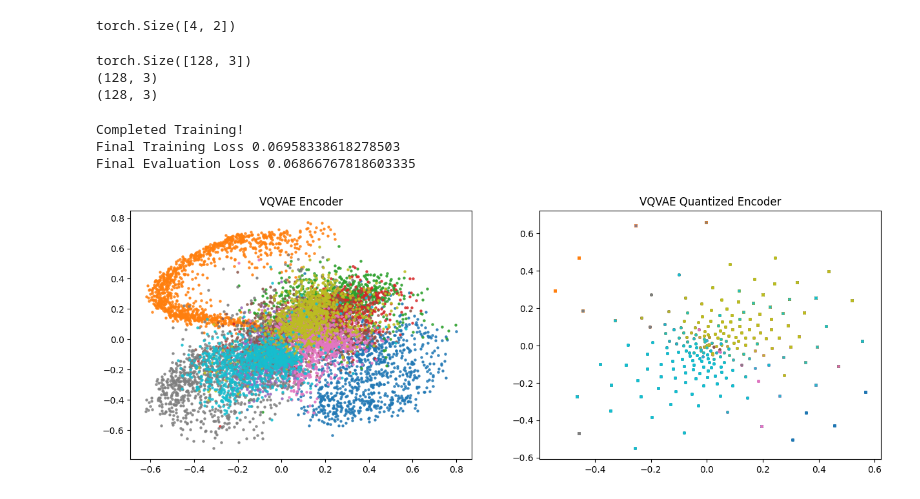
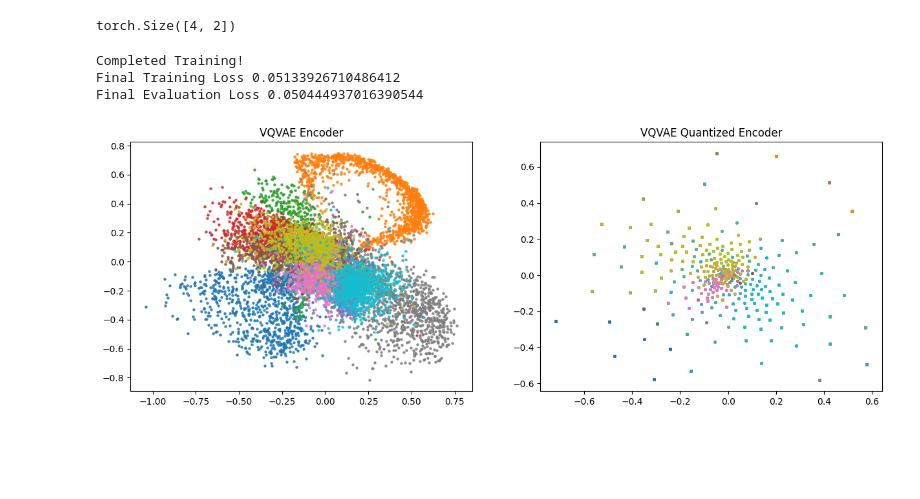
Before and after one commit to Yub-S/deep_generative_models, a Jupyter notebook: vector_quantized_VAE.ipynb, the cells around one changed output. Drawn from its saved outputs; the diff is of its cells as text; code cells hidden in the pictures; blank space fills up the shorter version.

```diff
--- a/vector_quantized_VAE.ipynb
+++ b/vector_quantized_VAE.ipynb
@@ -186,36 +191,6 @@ class LinearVectorQuantizedVAE(nn.Module):
 linearvqvae = LinearVectorQuantizedVAE()
 x = torch.randn((4,1,28,28))
 encoded,decoded,codes,codebook_loss,commitment_loss = linearvqvae(x)
-# %%
-import numpy as np
-encoded_data_per_eval = []
-
-encoded = torch.randn((64,2))
-labels = torch.randn((64,1))
-encoded_evaluations = torch.cat((encoded,labels),axis = -1)
-encoded_data_per_eval.append(encoded_evaluations)
-
-
-encoded2 = torch.randn((64,2))
-labels2 = torch.randn((64,1))
-encoded_evaluations2 = torch.cat((encoded2,labels2),axis = -1)
-encoded_data_per_eval.append(encoded_evaluations2)
-
-
-z = torch.cat(encoded_data_per_eval,axis = 0)
-print(z.shape)
-y =[]
-y.append(z)
-random = torch.randn((128,3))
-
-y.append(random)
-
-for i in y:
-  print(np.array(i).shape)
-# %% [output]
-torch.Size([128, 3])
-(128, 3)
-(128, 3)
 # %%
 from tqdm import tqdm
 import numpy as np
@@ -354,43 +329,42 @@ test_loader = torch.utils.data.DataLoader(test_set,batch_size=128,shuffle=False)
                                                        train_loader,
                                                        test_loader,
                                                        batch_size=64,
-                                                       training_iterations=200,
-                                                       evaluation_iterations=50,
+                                                       training_iterations=2500,
+                                                       evaluation_iterations=250,
                                                        model_type="VQVAE")
 # %% [output]
 Completed Training!
-Final Training Loss 0.06958338618278503
-Final Evaluation Loss 0.06866767818603335
+Final Training Loss 0.05133926710486412
+Final Evaluation Loss 0.050444937016390544
 # %%
 ### Grab Encodings ###
 import matplotlib.pyplot as plt
 import pandas as pd
 encoded_latent = linear_vqvae_encoded_data_per_eval[-1]
 quantized_encoded_latent = linear_vqvae_quantized_encoded_data_per_eval[-1]
 
 fig, ax = plt.subplots(1,2, figsize=(15,5))
-fig, ax = plt.subplot(1,2, figsize=(15,5))
 
 ### Plot Continuous Encoded ###
 encoded_latent = pd.DataFrame(encoded_latent, columns = ["x","y","class"])
 encoded_latent = pd.DataFrame(encoded_latent, columns=["x", "y", "class"])
 
 encoded_latent = encoded_latent.sort_values(by="class")
 encoded_latent["class"] = encoded_latent["class"].astype(int).astype(str)
 for grouper, group in encoded_latent.groupby("class"):
     ax[0].scatter(x=group["x"], y=group["y"], label=grouper, alpha=0.8, s=5)
 ax[0].set_title("VQVAE Encoder")
 
 ### Plot Quantized ###
 quantized_encoded_latent = pd.DataFrame(quantized_encoded_latent, columns=["x", "y", "class"])
 quantized_encoded_latent = quantized_encoded_latent.sort_values(by="class")
 quantized_encoded_latent["class"] = quantized_encoded_latent["class"].astype(int).astype(str)
 for grouper, group in quantized_encoded_latent.groupby("class"):
     ax[1].scatter(x=group["x"], y=group["y"], label=grouper, alpha=0.8, s=5)
 ax[1].set_title("VQVAE Quantized Encoder")
 plt.show()
 # %% [output]
-[figure, old version]
+[figure, new version]
 # %%
 generated_index = 0
 
```
Also changed, not shown: parts of 9 cells of this notebook.
